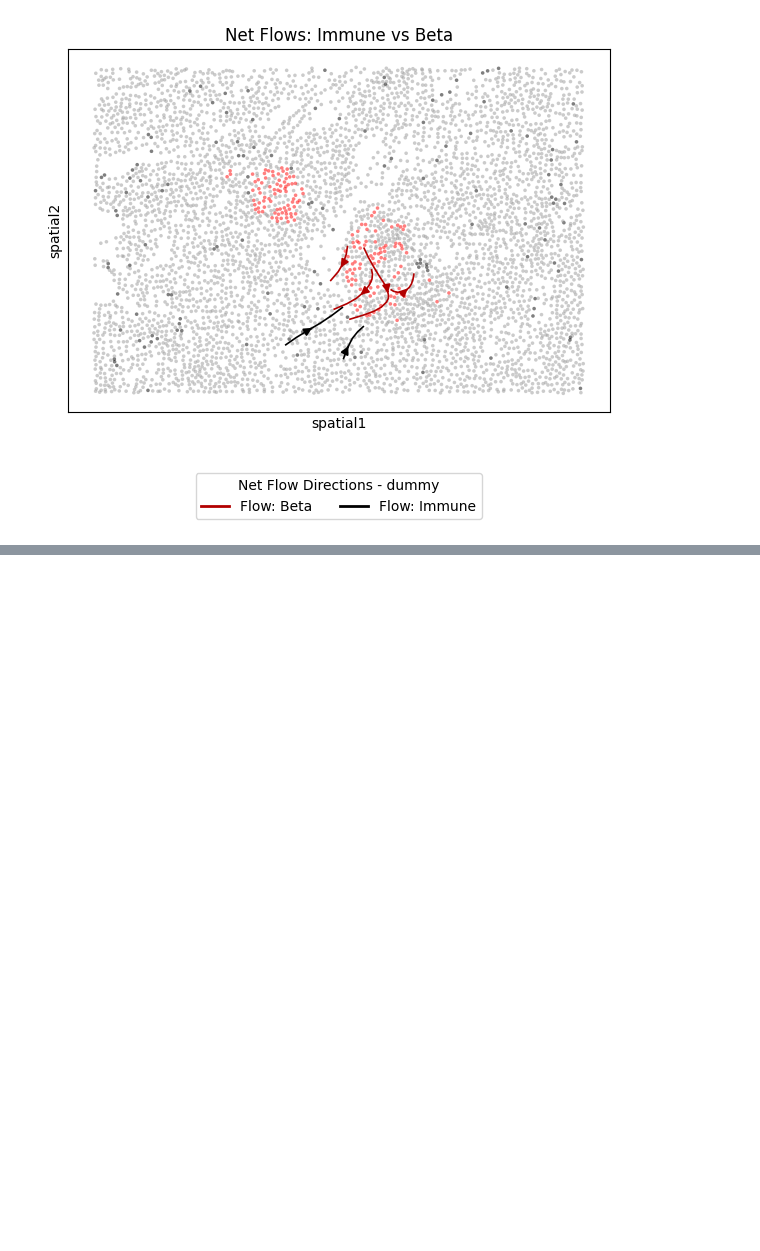
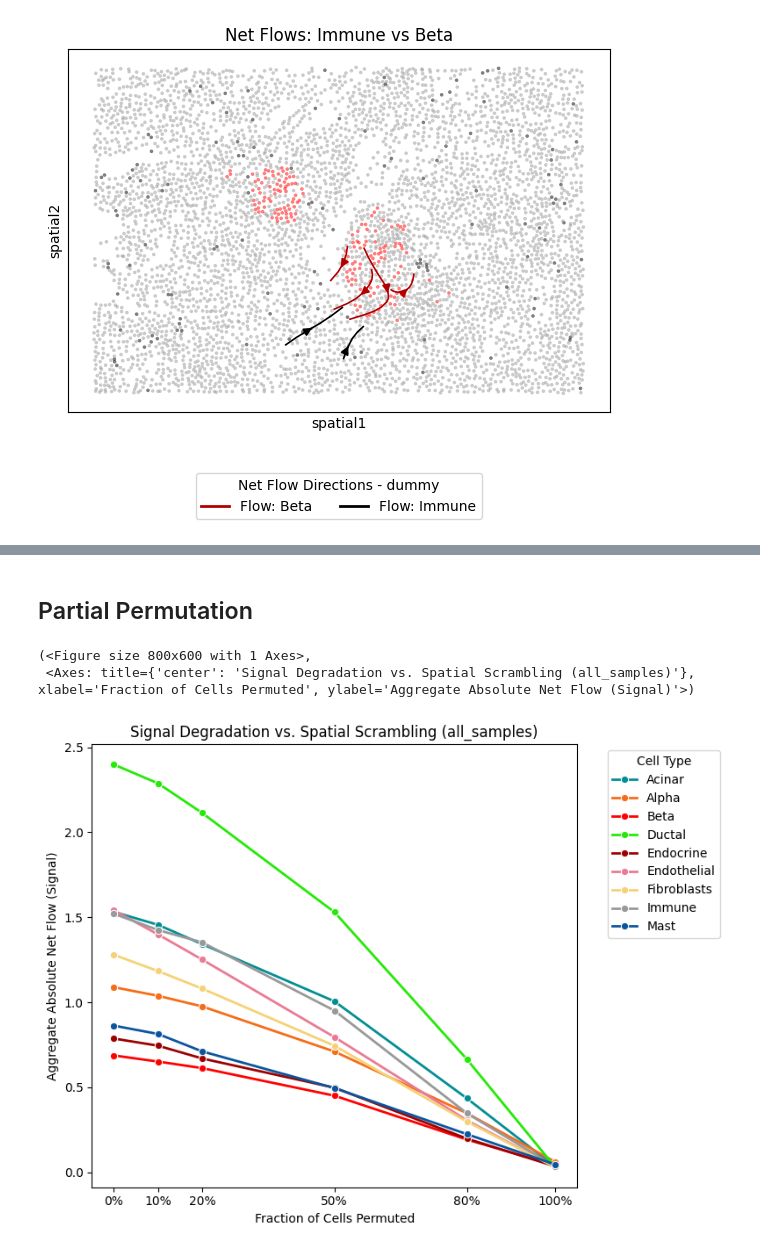
Before and after one commit to theislab/InterScale_reproducibility, a Jupyter notebook: notebooks/melton_jimenez_25/Interaction_analysis.ipynb, the cells around one changed output, grey strips where cells are left out. Cells and saved outputs as stored; diff of their text form; code cells hidden in the pictures; blank space fills up the shorter version.

```diff
--- a/notebooks/melton_jimenez_25/Interaction_analysis.ipynb
+++ b/notebooks/melton_jimenez_25/Interaction_analysis.ipynb
@@ -207,0 +488,2 @@ for cell in ['Alpha','Ductal','Acinar','Immune']:
+# %% [markdown]
+## Partial Permutation
@@ -207,0 +648,36 @@ for cell in ['Alpha','Ductal','Acinar','Immune']:
+# %%
+sig_sum=run_partial_permutation_curve(
+    result,
+    fractions=[0.0, 0.1, 0.2, 0.5, 0.8, 1.0],
+    n_permutations=20,
+    window_key="sliding_window_assignment",
+    sample_key="fov",
+    condition_key=None,
+    cell_type_col="cell_type_coarse",
+    compute_net=True,
+    random_seed=42,
+)
+# %%
+cell_palette={
+	'Acinar': "#028E95",
+    'Alpha': "#f56d18",
+    'Beta': "#ff0000",
+    'Ductal': "#25e907",
+    'Endocrine': "#9c0101",
+    'Endothelial': "#ea7b95",
+    'Fibroblasts': "#f5d276",
+    'Immune': "#999999",
+    'Mast': "#0b559f",
+}
+# %%
+
+plot_partial_permutation_curves(
+    sig_sum,
+    condition_name="all_samples",
+    figsize=(8, 6),
+	palette=cell_palette
+)
+# %% [output]
+(<Figure size 800x600 with 1 Axes>,
+ <Axes: title={'center': 'Signal Degradation vs. Spatial Scrambling (all_samples)'}, xlabel='Fraction of Cells Permuted', ylabel='Aggregate Absolute Net Flow (Signal)'>)
+[figure, added]
```
Also changed, not shown: parts of 9 cells of this notebook.
